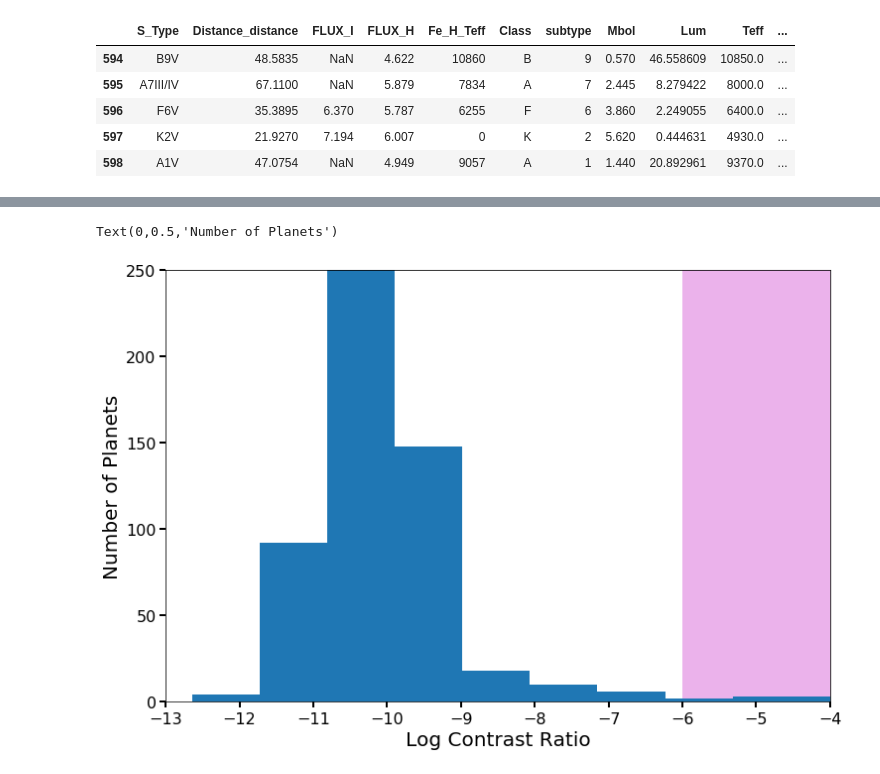
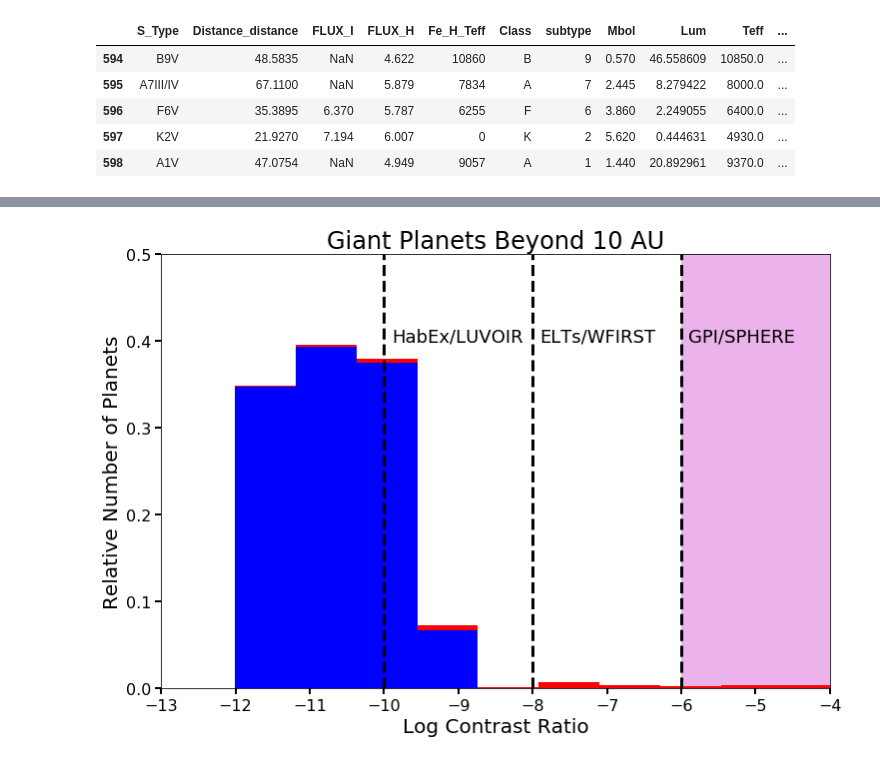
Before and after one commit to LoicNassif/CE-Irregular-Satellites, a Jupyter notebook: jupyter_examples/ContrastHistogram.ipynb, the cells around one changed output, grey strips where cells are left out. Saved outputs shown, nothing was run; the diff lists cells and outputs as text; code cells hidden in the pictures.

```diff
--- a/jupyter_examples/ContrastHistogram.ipynb
+++ b/jupyter_examples/ContrastHistogram.ipynb
@@ -70,12 +65,14 @@ def draw_star(GPI):
 
 lamb = 1.65e-6
 g = 0.32
+Nvals = 1500
 
-CRthermals, CRscats, CRs = np.zeros(Nplanets), np.zeros(Nplanets), np.zeros(Nplanets)
+masses = get_masses(Nvals)
+CRthermals, CRscats, CRs = np.zeros(Nvals), np.zeros(Nvals), np.zeros(Nvals)
 for i, m in enumerate(masses):
     star = draw_star(GPI)
-    amin = 0.3*star.d/pc
-    amax = 1.2*star.d/pc
+    amin = 10#0.2*star.d/pc
+    amax = 200#1.2*star.d/pc
     a = loguniform(amin, amax)
     if m < 20:
         m = 20
@@ -93,11 +90,23 @@ Wall time: 27.6 s
 # %%
+scatdom = CRs[CRscats > CRthermals]
+thermaldom = CRs[CRthermals > CRscats]
+
 fig, ax = plt.subplots(figsize=(12,8))
-hist, edges, patches = ax.hist(np.log10(CRs))
-ax.fill_betweenx([0, 300], -6, -4, facecolor='m', alpha=0.3)
-ax.set_ylim([0, 250])
+hist, edges, patches = ax.hist([np.log10(scatdom), np.log10(thermaldom)], normed=True, stacked=True, color=['blue', 'red'])
+ax.fill_betweenx([0, 0.5], -6, -4, facecolor='m', alpha=0.3)
+ax.set_ylim([0, 0.5])
 ax.set_xlim([-13, -4])
 ax.set_xlabel('Log Contrast Ratio')
-ax.set_ylabel('Number of Planets')
+ax.set_ylabel('Relative Number of Planets')
+ax.axvline(-6, color='k', linestyle='--')
+ax.axvline(-8, color='k', linestyle='--')
+ax.axvline(-10, color='k', linestyle='--')
+
+ax.text(-9.9, 0.4, "HabEx/LUVOIR", color='k', fontsize=18)
+ax.text(-7.9, 0.4, "ELTs/WFIRST", color='k', fontsize=18)
+ax.text(-5.9, 0.4, "GPI/SPHERE", color='k', fontsize=18)
+ax.set_title('Giant Planets Beyond 10 AU')
+
+fig.savefig('fig1.pdf', bbox_inches='tight')
 # %% [output]
-Text(0,0.5,'Number of Planets')
-[figure, old version]
+[figure, new version]
```
Also changed, not shown: parts of 3 cells of this notebook, 1 other file.
